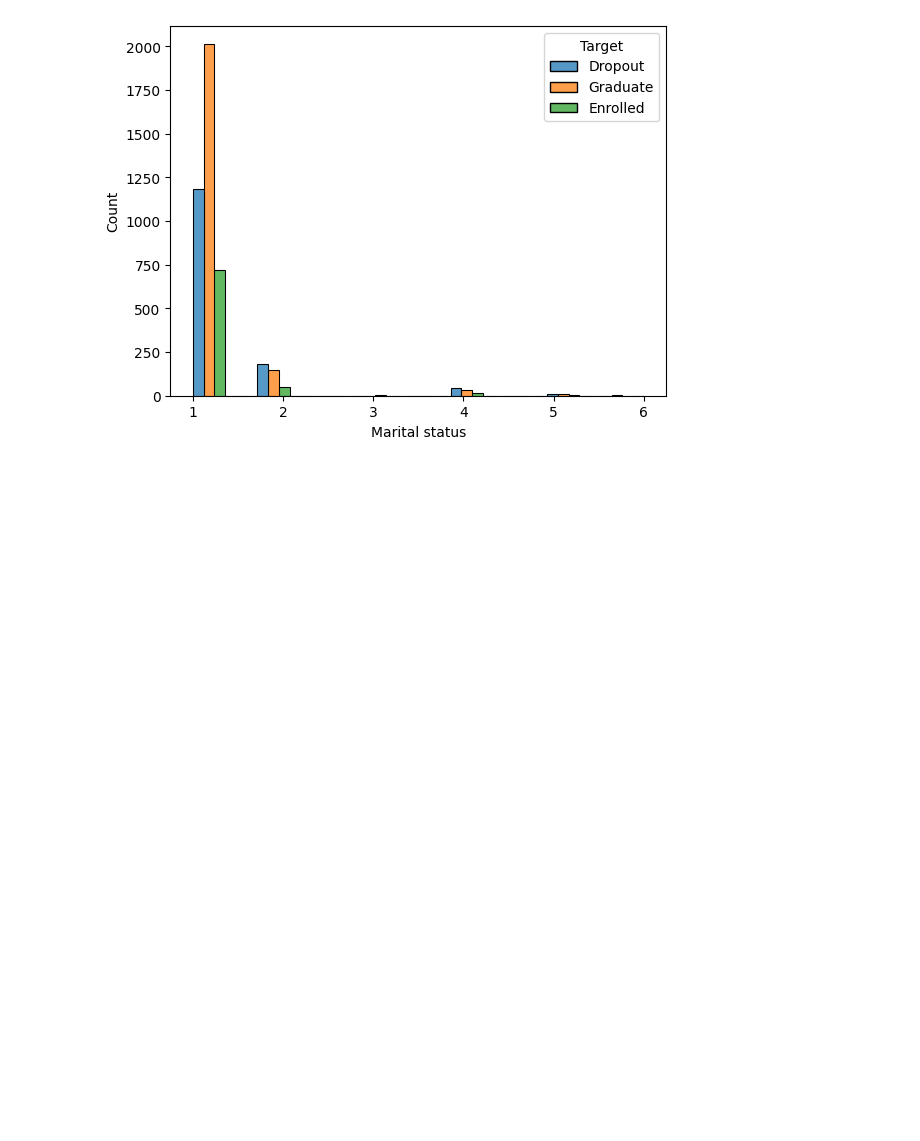
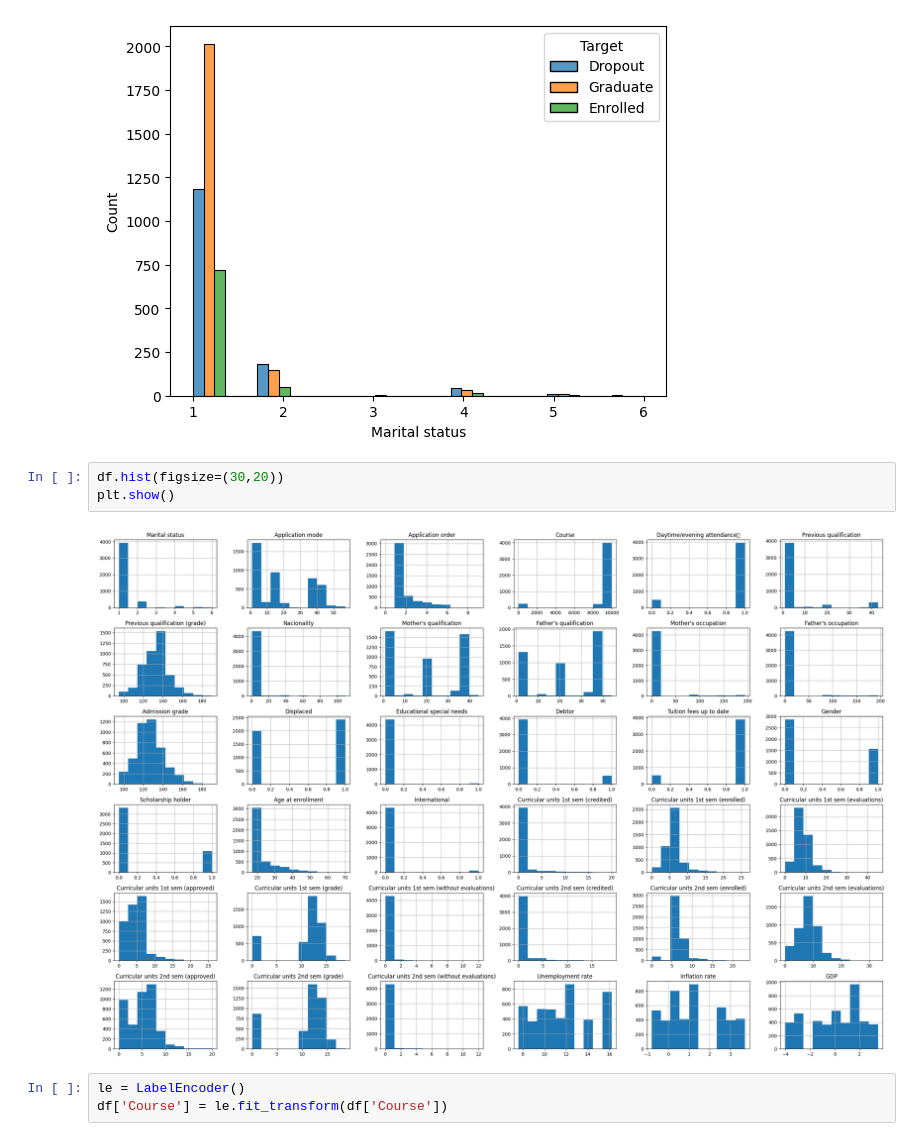
Before and after one commit to willshobwish/introducao-a-ciencia-de-dados, a Jupyter notebook: 2025-03-20 Regression.ipynb, the cells around one changed output. Cells and saved outputs as stored; diff of their text form; blank space fills up the shorter version.

```diff
--- a/2025-03-20 Regression.ipynb
+++ b/2025-03-20 Regression.ipynb
@@ -59,3 +56,11 @@ sns.histplot(data=df,x="Marital status",hue='Target',multiple="dodge")
 # %% [output]
 <Axes: xlabel='Marital status', ylabel='Count'>
 [figure]
+# %%
+df.hist(figsize=(30,20))
+plt.show()
+# %% [output]
+[figure, added]
+# %%
+le = LabelEncoder()
+df['Course'] = le.fit_transform(df['Course'])
```
Also changed, not shown: parts of 22 cells of this notebook, 1 other file.
